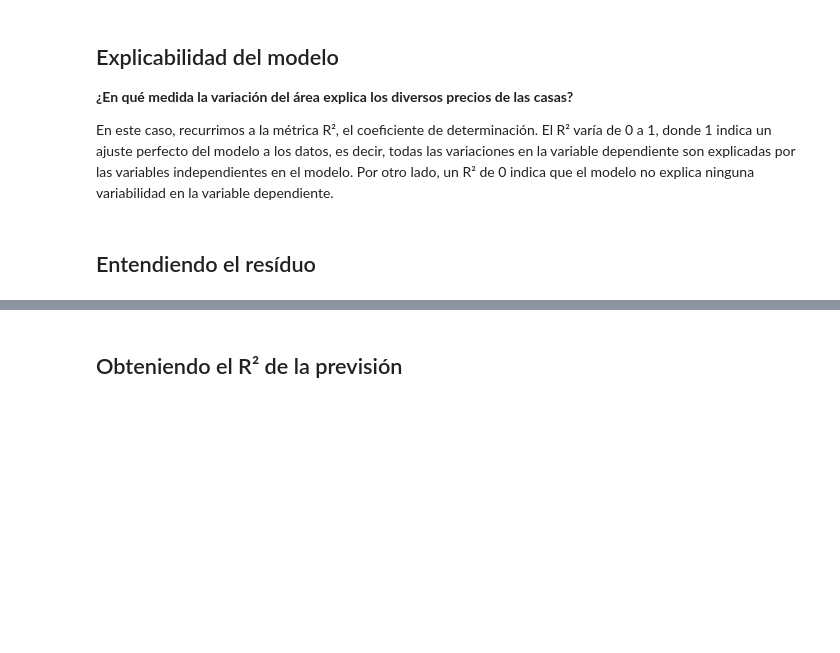
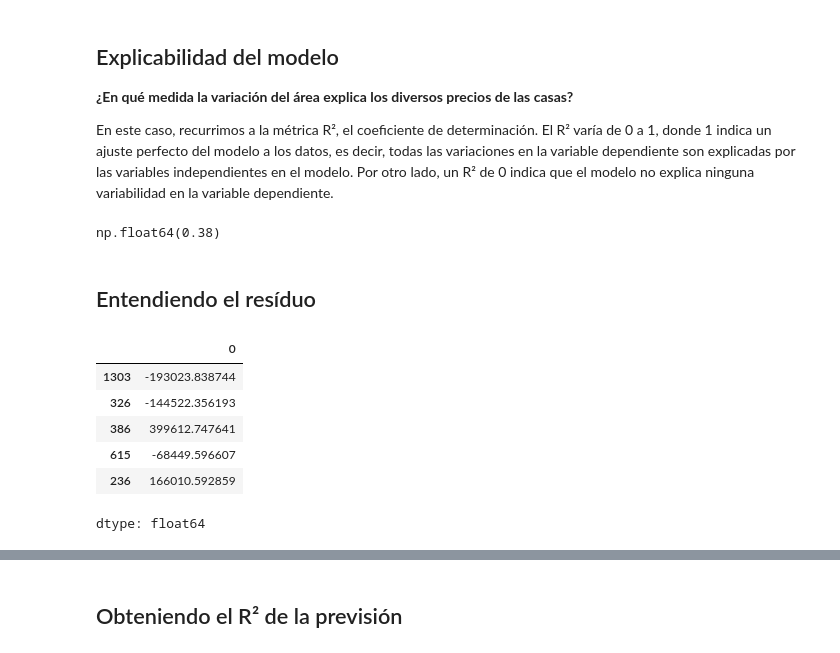
Before and after one commit to JLuceroVasquez/data-science-probando-relaciones-con-regresion-lineal, a Jupyter notebook: precios_de_inmuebles_regresion_lineal.ipynb, the cells around one changed output, grey strips where cells are left out. Drawn from its saved outputs; the diff is of its cells as text; code cells hidden in the pictures; blank space fills up the shorter version.

```diff
--- a/precios_de_inmuebles_regresion_lineal.ipynb
+++ b/precios_de_inmuebles_regresion_lineal.ipynb
@@ -234,7 +261,19 @@ modelo_ols = ols(formula='precio_de_venta  ~ area_primer_piso', data=datos_entre
 En este caso, recurrimos a la métrica R², el coeficiente de determinación. El R² varía de 0 a 1, donde 1 indica un ajuste perfecto del modelo a los datos, es decir, todas las variaciones en la variable dependiente son explicadas por las variables independientes en el modelo. Por otro lado, un R² de 0 indica que el modelo no explica ninguna variabilidad en la variable dependiente.
 # %%
 # observando el R²
+round(modelo_ols.rsquared,2)
+# %% [output]
+np.float64(0.38)
 # %% [markdown]
 ## Entendiendo el resíduo
 # %%
 # Quiénes son los residuos?
+modelo_ols.resid.head()
+# %% [output]
+|  | 0 |
+| 1303 | -193023.838744 |
+| 326 | -144522.356193 |
+| 386 | 399612.747641 |
+| 615 | -68449.596607 |
+| 236 | 166010.592859 |
+dtype: float64
```
Also changed, not shown: parts of 11 cells of this notebook.
